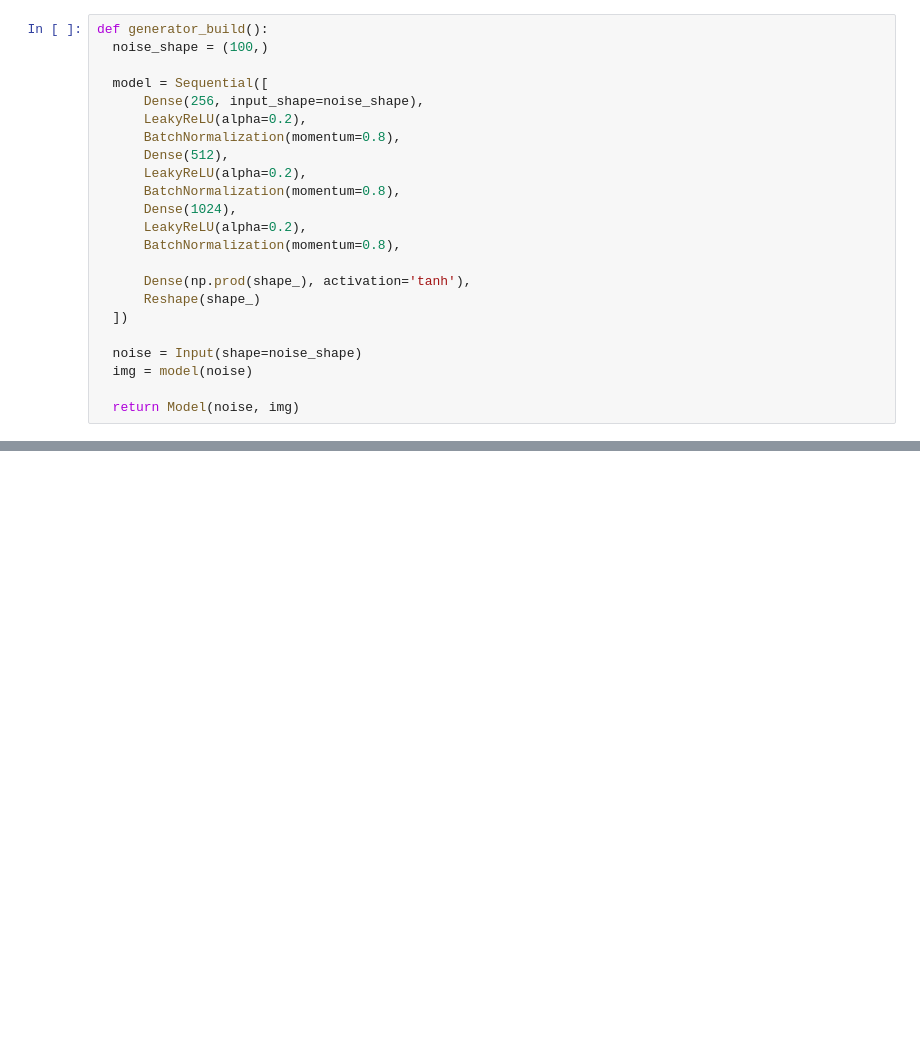
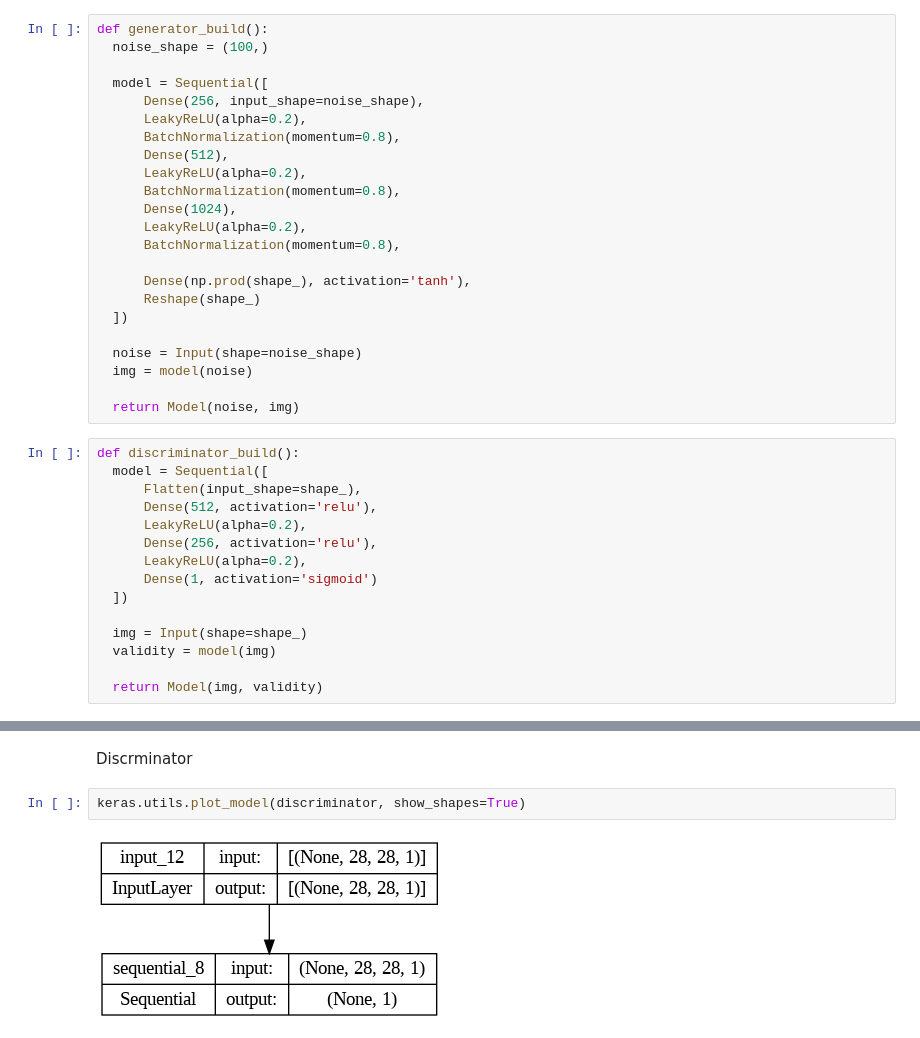
Before and after one commit to Venchislav/Neural-Networks, a Jupyter notebook: MNIST_GAN.ipynb, the cells around one changed output, grey strips where cells are left out. Cells and saved outputs as stored; diff of their text form; blank space fills up the shorter version.

```diff
--- a/MNIST_GAN.ipynb
+++ b/MNIST_GAN.ipynb
@@ -78,3 +79,18 @@ def generator_build():
   img = model(noise)
 
   return Model(noise, img)
+# %%
+def discriminator_build():
+  model = Sequential([
+      Flatten(input_shape=shape_),
+      Dense(512, activation='relu'),
+      LeakyReLU(alpha=0.2),
+      Dense(256, activation='relu'),
+      LeakyReLU(alpha=0.2),
+      Dense(1, activation='sigmoid')
+  ])
+
+  img = Input(shape=shape_)
+  validity = model(img)
+
+  return Model(img, validity)
@@ -80,0 +169,6 @@ def generator_build():
+# %% [markdown]
+Discrminator
+# %%
+keras.utils.plot_model(discriminator, show_shapes=True)
+# %% [output]
+[figure, added]
```
Also changed, not shown: parts of 22 cells of this notebook.
